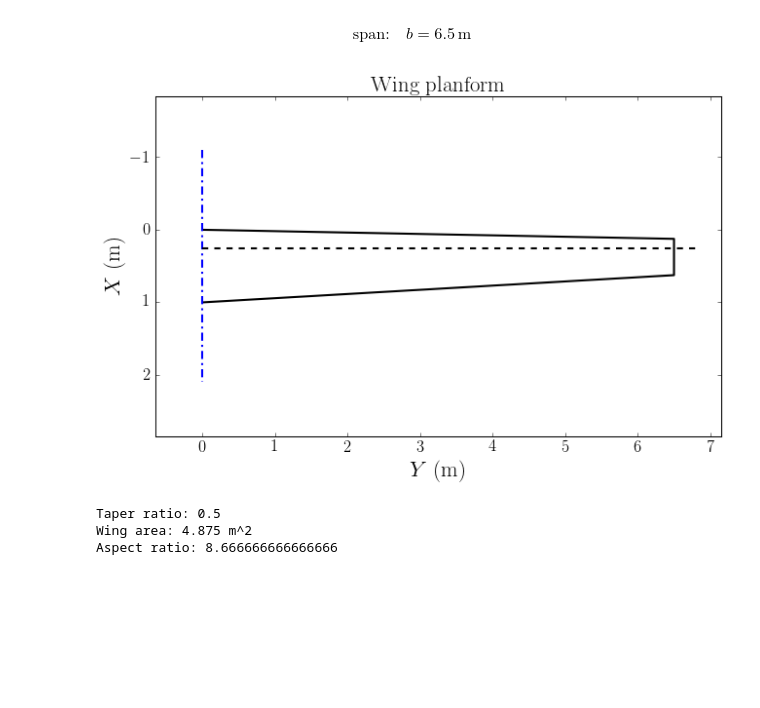
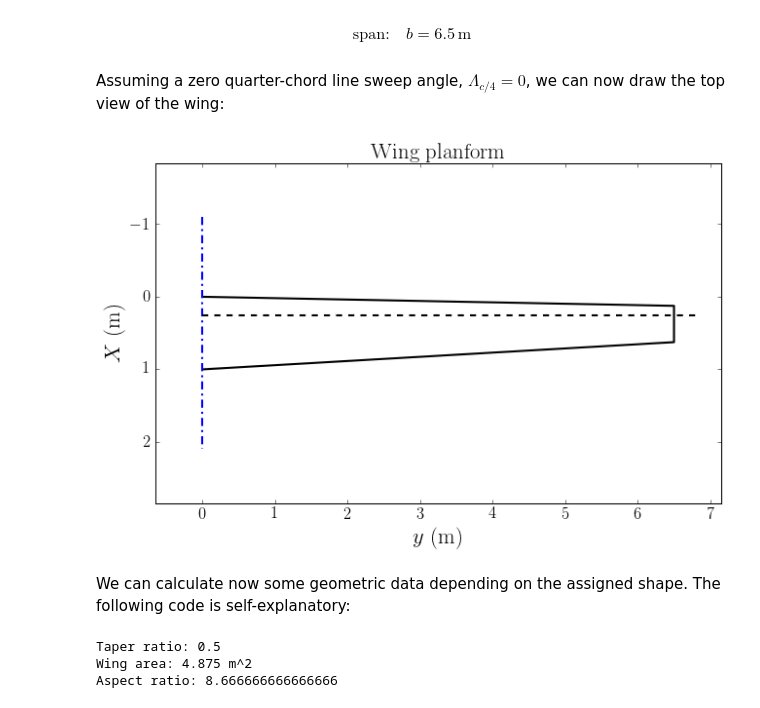
Before and after one commit to agodemar/jupyter-test, a Jupyter notebook: flight_mechanics/zero_lift_line_wing.ipynb, the cells around one changed output. Drawn from its saved outputs; the diff is of its cells as text; code cells hidden in the pictures; blank space fills up the shorter version.

```diff
--- a/flight_mechanics/zero_lift_line_wing.ipynb
+++ b/flight_mechanics/zero_lift_line_wing.ipynb
@@ -71,27 +74,32 @@ display(Math(r'\text{span:}\quad b = '+ str(b) +'\,\mathrm{m}'))
 $$\text{root chord:}\quad c_{\mathrm{r}} = 1.0\,\mathrm{m}$$
 $$\text{tip chord:}\quad c_{\mathrm{t}} = 0.5\,\mathrm{m}$$
 $$\text{span:}\quad b = 6.5\,\mathrm{m}$$
+# %% [markdown]
+Assuming a zero quarter-chord line sweep angle, $\Lambda_{c/4}=0$, we can now draw the top view of the wing:
 # %%
 xLineWing = [0,b,b,0]
 yLineWing = [0,0.25*c_r-0.25*c_t,0.25*c_r+0.75*c_t,c_r]
 
 # planform
 lineWing, = plt.plot(xLineWing, yLineWing, 'k-')
 # centerline
 centerLine, = plt.plot([0,0], [-1.1*c_r,2.1*c_r], 'b')
 centerLine.set_dashes([8, 4, 2, 4])
 # c/4 line
 quarterChordLine, = plt.plot([0,1.05*b], [0.25*c_r,0.25*c_r], 'k--')
 
 plt.axis('equal')
 plt.axis([-0.1*b, 1.1*b, -0.1*c_r, 1.1*c_r])
 plt.gca().invert_yaxis()
 plt.title('Wing planform', fontsize=22)
-plt.xlabel('$Y$ (m)', fontsize=22)
+plt.xlabel('$y$ (m)', fontsize=22)
 plt.ylabel('$X$ (m)', fontsize=22)
 plt.show()
 # %% [output]
-[figure, old version]
+[figure, new version]
+# %% [markdown]
+We can calculate now some geometric data depending on the assigned shape.
+The following code is self-explanatory:
 # %%
 S = (c_r + c_t)*b/2
 taper_ratio = c_t/c_r
```
Also changed, not shown: parts of 31 cells of this notebook, 2 other files.
